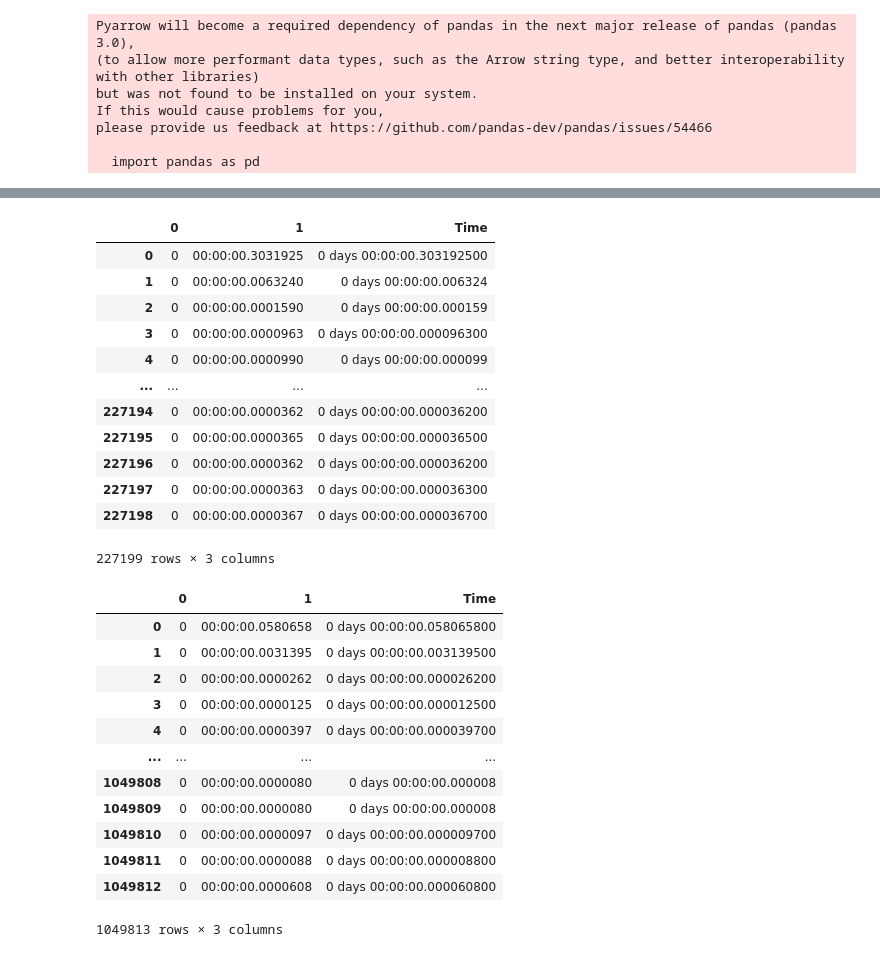
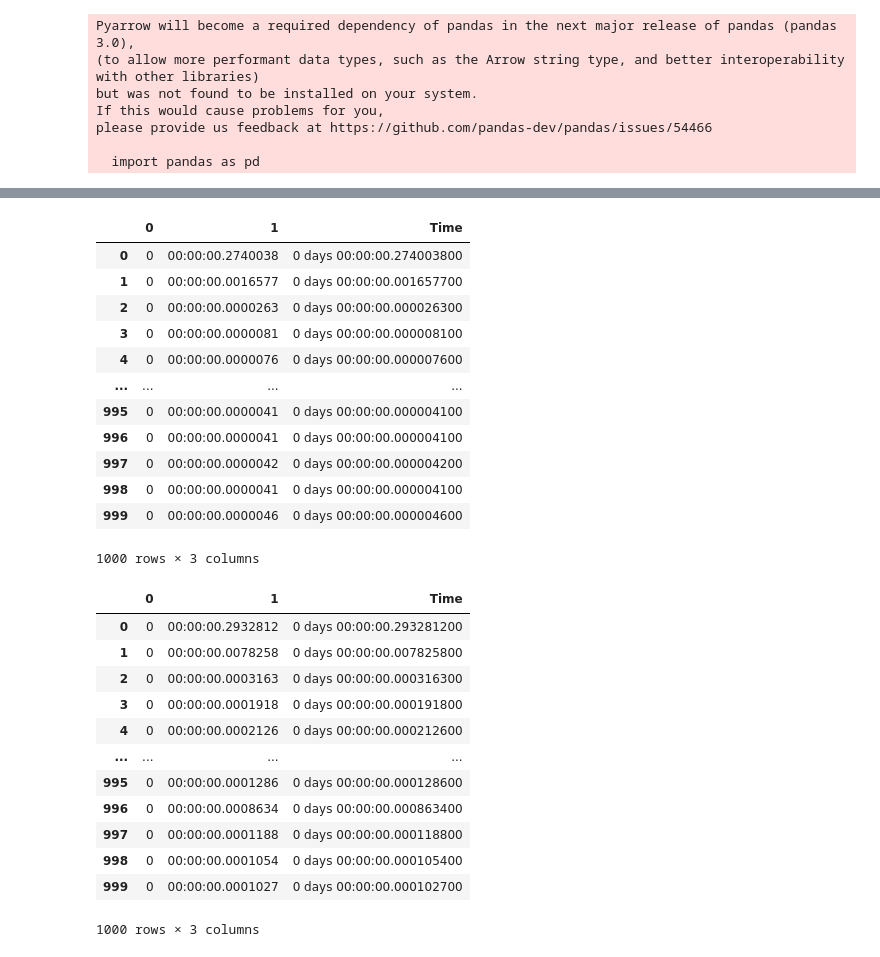
Before and after one commit to bonsai-rx/python-scripting, a Jupyter notebook: workflows/analysis.ipynb, the cells around one changed output, grey strips where cells are left out. Cells and saved outputs as stored; diff of their text form; code cells hidden in the pictures.

```diff
--- a/workflows/analysis.ipynb
+++ b/workflows/analysis.ipynb
@@ -51,38 +51,38 @@ df2
 # %%
-filename = "baseline.csv"
-df3 = pd.read_csv(filename, header = None)
+df3_name = "baseline_wSample"
+df3 = pd.read_csv(f"{df3_name}.csv", header = None)
 df3["Time"] = pd.to_timedelta(df3[1])
 df3
 # %% [output]
 |  | 0 | 1 | Time |
-| 0 | 0 | 00:00:00.3031925 | 0 days 00:00:00.303192500 |
-| 1 | 0 | 00:00:00.0063240 | 0 days 00:00:00.006324 |
-| 2 | 0 | 00:00:00.0001590 | 0 days 00:00:00.000159 |
-| 3 | 0 | 00:00:00.0000963 | 0 days 00:00:00.000096300 |
-| 4 | 0 | 00:00:00.0000990 | 0 days 00:00:00.000099 |
+| 0 | 0 | 00:00:00.2740038 | 0 days 00:00:00.274003800 |
+| 1 | 0 | 00:00:00.0016577 | 0 days 00:00:00.001657700 |
+| 2 | 0 | 00:00:00.0000263 | 0 days 00:00:00.000026300 |
+| 3 | 0 | 00:00:00.0000081 | 0 days 00:00:00.000008100 |
+| 4 | 0 | 00:00:00.0000076 | 0 days 00:00:00.000007600 |
 | ... | ... | ... | ... |
-| 227194 | 0 | 00:00:00.0000362 | 0 days 00:00:00.000036200 |
-| 227195 | 0 | 00:00:00.0000365 | 0 days 00:00:00.000036500 |
-| 227196 | 0 | 00:00:00.0000362 | 0 days 00:00:00.000036200 |
-| 227197 | 0 | 00:00:00.0000363 | 0 days 00:00:00.000036300 |
-| 227198 | 0 | 00:00:00.0000367 | 0 days 00:00:00.000036700 |
+| 995 | 0 | 00:00:00.0000041 | 0 days 00:00:00.000004100 |
+| 996 | 0 | 00:00:00.0000041 | 0 days 00:00:00.000004100 |
+| 997 | 0 | 00:00:00.0000042 | 0 days 00:00:00.000004200 |
+| 998 | 0 | 00:00:00.0000041 | 0 days 00:00:00.000004100 |
+| 999 | 0 | 00:00:00.0000046 | 0 days 00:00:00.000004600 |
-227199 rows × 3 columns
+1000 rows × 3 columns
 # %%
-filename = "test.csv"
-df4 = pd.read_csv(filename, header = None)
+df4_name = "baseline_test"
+df4 = pd.read_csv(f"{df4_name}.csv", header = None)
 df4["Time"] = pd.to_timedelta(df4[1])
 df4
 # %% [output]
 |  | 0 | 1 | Time |
-| 0 | 0 | 00:00:00.0580658 | 0 days 00:00:00.058065800 |
-| 1 | 0 | 00:00:00.0031395 | 0 days 00:00:00.003139500 |
-| 2 | 0 | 00:00:00.0000262 | 0 days 00:00:00.000026200 |
-| 3 | 0 | 00:00:00.0000125 | 0 days 00:00:00.000012500 |
-| 4 | 0 | 00:00:00.0000397 | 0 days 00:00:00.000039700 |
+| 0 | 0 | 00:00:00.2932812 | 0 days 00:00:00.293281200 |
+| 1 | 0 | 00:00:00.0078258 | 0 days 00:00:00.007825800 |
+| 2 | 0 | 00:00:00.0003163 | 0 days 00:00:00.000316300 |
+| 3 | 0 | 00:00:00.0001918 | 0 days 00:00:00.000191800 |
+| 4 | 0 | 00:00:00.0002126 | 0 days 00:00:00.000212600 |
 | ... | ... | ... | ... |
-| 1049808 | 0 | 00:00:00.0000080 | 0 days 00:00:00.000008 |
-| 1049809 | 0 | 00:00:00.0000080 | 0 days 00:00:00.000008 |
-| 1049810 | 0 | 00:00:00.0000097 | 0 days 00:00:00.000009700 |
-| 1049811 | 0 | 00:00:00.0000088 | 0 days 00:00:00.000008800 |
-| 1049812 | 0 | 00:00:00.0000608 | 0 days 00:00:00.000060800 |
+| 995 | 0 | 00:00:00.0001286 | 0 days 00:00:00.000128600 |
+| 996 | 0 | 00:00:00.0008634 | 0 days 00:00:00.000863400 |
+| 997 | 0 | 00:00:00.0001188 | 0 days 00:00:00.000118800 |
+| 998 | 0 | 00:00:00.0001054 | 0 days 00:00:00.000105400 |
+| 999 | 0 | 00:00:00.0001027 | 0 days 00:00:00.000102700 |
-1049813 rows × 3 columns
+1000 rows × 3 columns
```
Also changed, not shown: parts of 7 cells of this notebook, 9 other files.
